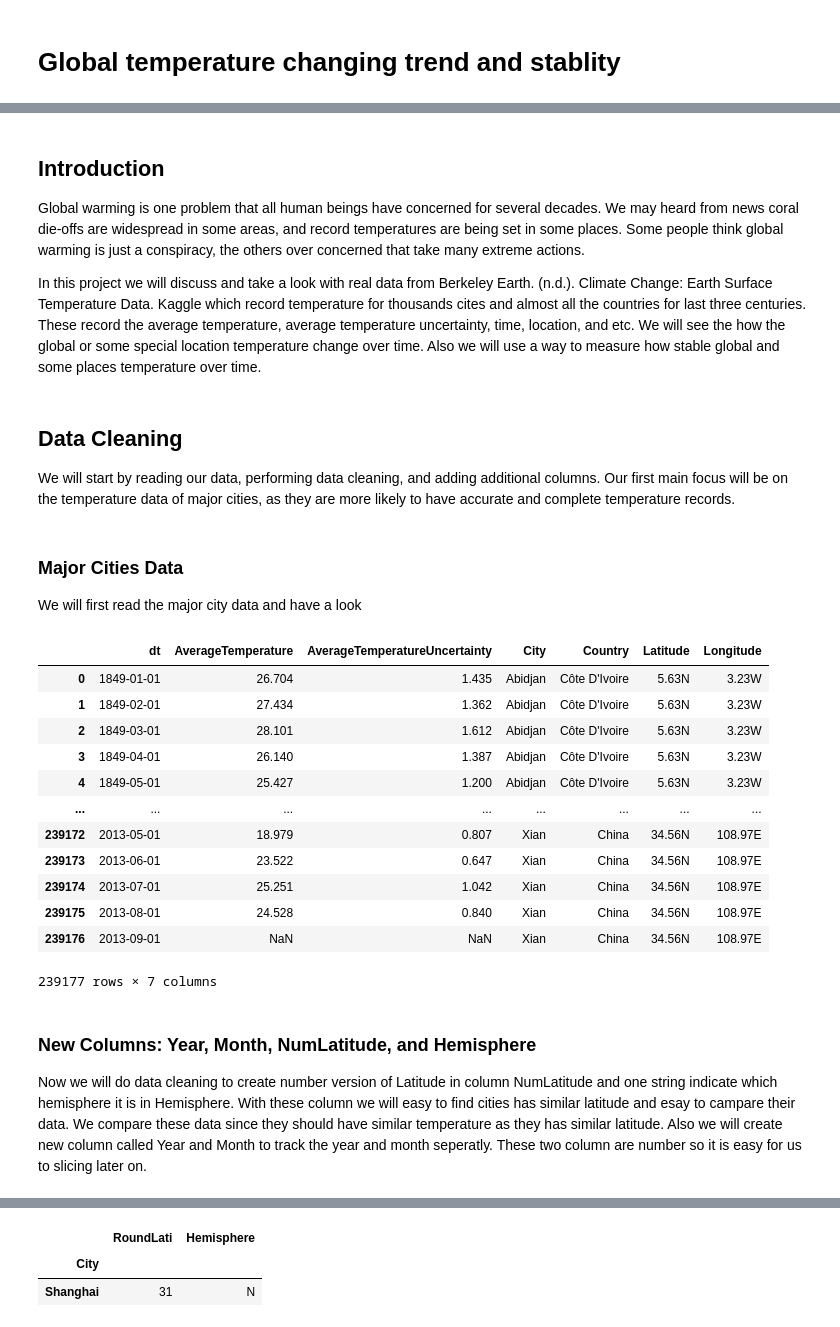
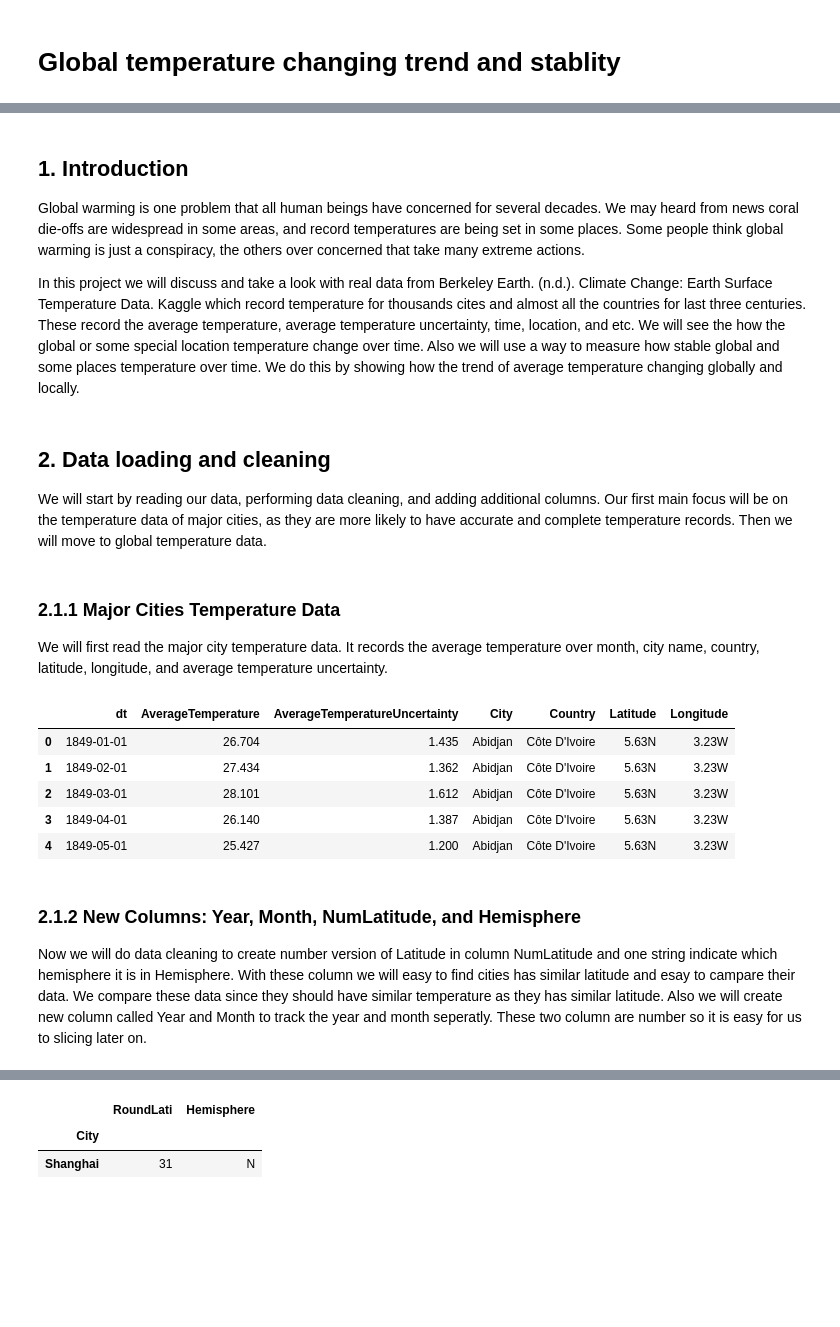
Before and after one commit to XinyangNick/ECO225-Project-1, a Jupyter notebook: Project One Xinyang.ipynb, the cells around one changed output, grey strips where cells are left out. Cells and saved outputs as stored; diff of their text form; code cells hidden in the pictures; blank space fills up the shorter version.

```diff
--- a/Project One Xinyang.ipynb
+++ b/Project One Xinyang.ipynb
@@ -11,14 +3,14 @@ ECO225
 # %% [markdown]
-## Introduction
+## 1. Introduction
 Global warming is one problem that all human beings have concerned for several decades. We may heard from news coral die-offs are widespread in some areas, and record temperatures are being set in some places. Some people think global warming is just a conspiracy, the others over concerned that take many extreme actions.
 
-In this project we will discuss and take a look with real data from Berkeley Earth. (n.d.). Climate Change: Earth Surface Temperature Data. Kaggle which record temperature for thousands cites and almost all the countries for last three centuries. These record the average temperature, average temperature uncertainty, time, location, and etc. We will see the how the global or some special location temperature change over time. Also we will use a way to measure how stable global and some places temperature over time.
+In this project we will discuss and take a look with real data from Berkeley Earth. (n.d.). Climate Change: Earth Surface Temperature Data. Kaggle which record temperature for thousands cites and almost all the countries for last three centuries. These record the average temperature, average temperature uncertainty, time, location, and etc. We will see the how the global or some special location temperature change over time. Also we will use a way to measure how stable global and some places temperature over time. We do this by showing how the trend of average temperature changing globally and locally.
 # %% [markdown]
-## Data Cleaning
-We will start by reading our data, performing data cleaning, and adding additional columns. Our first main focus will be on the temperature data of major cities, as they are more likely to have accurate and complete temperature records.
+## 2. Data loading and cleaning
+We will start by reading our data, performing data cleaning, and adding additional columns. Our first main focus will be on the temperature data of major cities, as they are more likely to have accurate and complete temperature records. Then we will move to global temperature data.
 # %% [markdown]
-### Major Cities Data
-We will first read the major city data and have a look
+### 2.1.1 Major Cities Temperature Data
+We will first read the major city temperature data. It records the average temperature over month, city name, country, latitude, longitude, and average temperature uncertainty.
 # %%
 import pandas as pd
 import numpy as np
@@ -31,23 +24,16 @@ major_city_temp = pd.read_csv(file_path + "GlobalLandTemperaturesByMajorCity.csv
 
 global_temp = pd.read_csv(file_path + "GlobalTemperatures.csv")
 # %%
-major_city_temp
+major_city_temp.head()
 # %% [output]
 |  | dt | AverageTemperature | AverageTemperatureUncertainty | City | Country | Latitude | Longitude |
 | 0 | 1849-01-01 | 26.704 | 1.435 | Abidjan | Côte D'Ivoire | 5.63N | 3.23W |
 | 1 | 1849-02-01 | 27.434 | 1.362 | Abidjan | Côte D'Ivoire | 5.63N | 3.23W |
 | 2 | 1849-03-01 | 28.101 | 1.612 | Abidjan | Côte D'Ivoire | 5.63N | 3.23W |
 | 3 | 1849-04-01 | 26.140 | 1.387 | Abidjan | Côte D'Ivoire | 5.63N | 3.23W |
 | 4 | 1849-05-01 | 25.427 | 1.200 | Abidjan | Côte D'Ivoire | 5.63N | 3.23W |
-| ... | ... | ... | ... | ... | ... | ... | ... |
-| 239172 | 2013-05-01 | 18.979 | 0.807 | Xian | China | 34.56N | 108.97E |
-| 239173 | 2013-06-01 | 23.522 | 0.647 | Xian | China | 34.56N | 108.97E |
-| 239174 | 2013-07-01 | 25.251 | 1.042 | Xian | China | 34.56N | 108.97E |
-| 239175 | 2013-08-01 | 24.528 | 0.840 | Xian | China | 34.56N | 108.97E |
-| 239176 | 2013-09-01 | NaN | NaN | Xian | China | 34.56N | 108.97E |
-239177 rows × 7 columns
 # %% [markdown]
-### New Columns: Year, Month, NumLatitude, and Hemisphere
+### 2.1.2 New Columns: Year, Month, NumLatitude, and Hemisphere
 Now we will do data cleaning to create number version of Latitude in column NumLatitude and one string indicate which hemisphere it is in Hemisphere. With these column we will easy to find cities has similar latitude and esay to campare their data. We compare these data since they should have similar temperature as they has similar latitude. Also we will create new column called Year and Month to track the year and month seperatly. These two column are number so it is easy for us to slicing later on.
 # %%
 for row in major_city_temp.iterrows():
```
Also changed, not shown: parts of 62 cells of this notebook.
